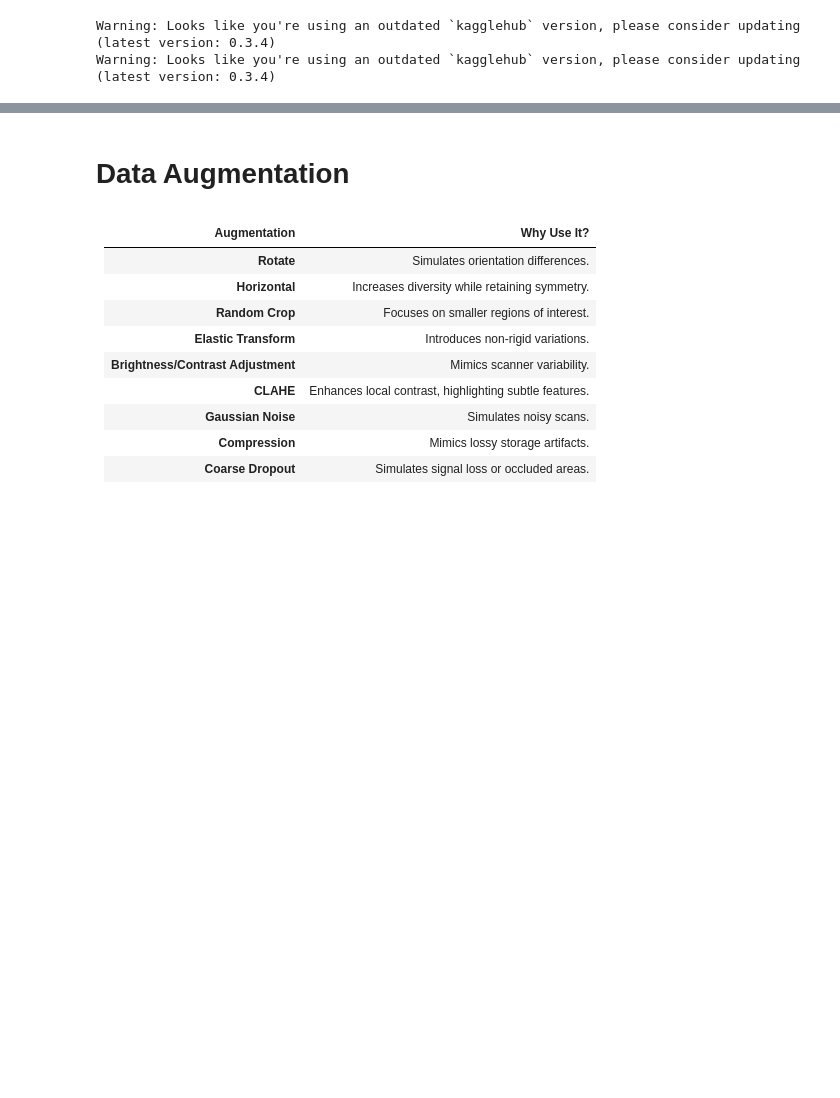
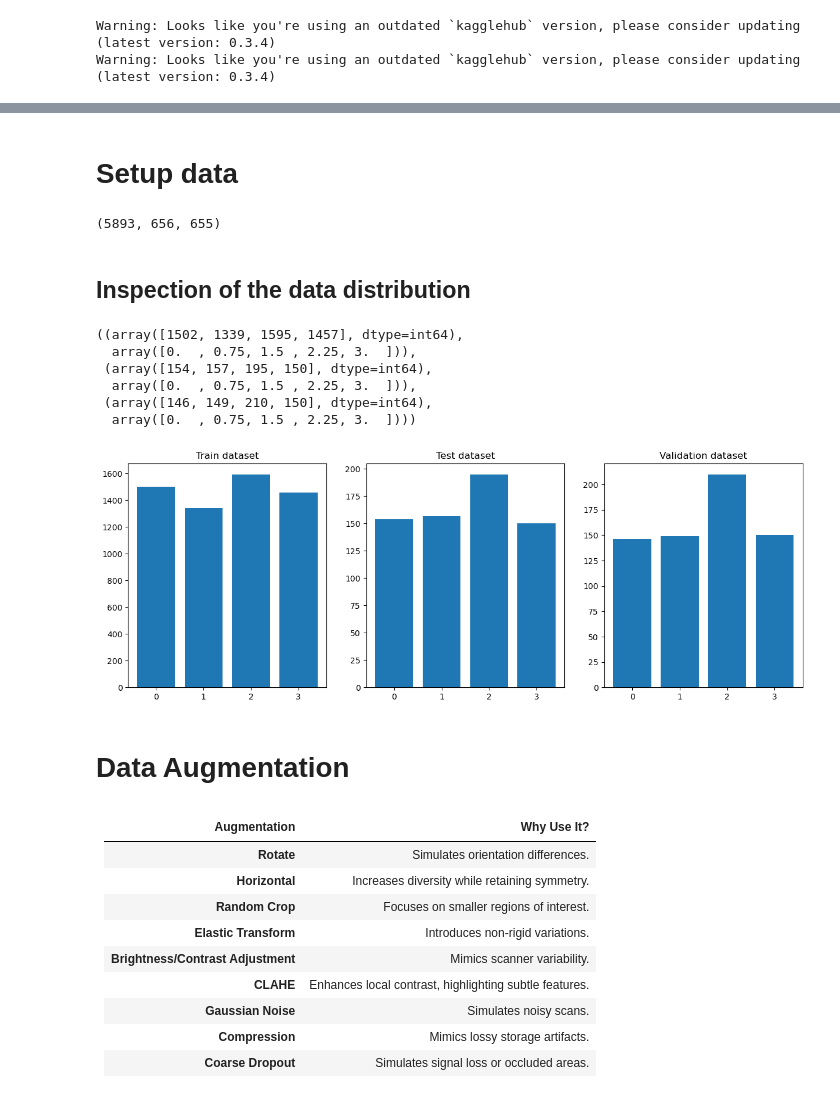
Before and after one commit to Andreas691667/DL24Project, a Jupyter notebook: notebooks/vit_pretrained.ipynb, the cells around one changed output, grey strips where cells are left out. Cells and saved outputs as stored; diff of their text form; code cells hidden in the pictures; blank space fills up the shorter version.

```diff
--- a/notebooks/vit_pretrained.ipynb
+++ b/notebooks/vit_pretrained.ipynb
@@ -18,3 +34,60 @@ Warning: Looks like you're using an outdated `kagglehub` version, please conside
+# %% [markdown]
+# Setup data
+# %%
+# Define the transformation for the images
+transform = transforms.Compose([
+	transforms.Grayscale(num_output_channels=3),   # convert to 3 channels
+	transforms.Resize((224, 224)),                 # resize to 224x224
+	transforms.ToTensor(),
+])
+
+# Load your datasets with the defined transformations
+train_dataset = btd.BrainTumorDataset(TRAIN_DATA_PATH, transform=transform)
+test_dataset = btd.BrainTumorDataset(TEST_DATA_PATH, transform=transform)
+
+val_size = len(test_dataset) // 2
+test_size = len(test_dataset) - val_size
+test_dataset, val_dataset = torch.utils.data.random_split(test_dataset, [test_size, val_size])
+
+batch_size = 32
+train_loader = torch.utils.data.DataLoader(train_dataset, batch_size=batch_size, shuffle=True)
+val_loader = torch.utils.data.DataLoader(val_dataset, batch_size=batch_size, shuffle=False)
+test_loader = torch.utils.data.DataLoader(test_dataset, batch_size=batch_size, shuffle=False)
+
+len(train_dataset), len(test_dataset), len(val_dataset)
+# %% [output]
+(5893, 656, 655)
+# %% [markdown]
+## Inspection of the data distribution
+# %%
+# histogram of the classes in each dataset
+train_labels = [label for _, label in train_dataset]
+test_labels = [label for _, label in test_dataset]
+val_labels = [label for _, label in val_dataset]
+
+train_hist = np.histogram(train_labels, bins=4)
+test_hist = np.histogram(test_labels, bins=4)
+val_hist = np.histogram(val_labels, bins=4)
+
+train_hist, test_hist, val_hist
+# %% [output]
+((array([1502, 1339, 1595, 1457], dtype=int64),
+  array([0.  , 0.75, 1.5 , 2.25, 3.  ])),
+ (array([154, 157, 195, 150], dtype=int64),
+  array([0.  , 0.75, 1.5 , 2.25, 3.  ])),
+ (array([146, 149, 210, 150], dtype=int64),
+  array([0.  , 0.75, 1.5 , 2.25, 3.  ])))
+# %%
+fig, ax = plt.subplots(1, 3, figsize=(15, 5))
+ax[0].bar(range(4), train_hist[0])
+ax[0].set_title('Train dataset')
+ax[1].bar(range(4), test_hist[0])
+ax[1].set_title('Test dataset')
+ax[2].bar(range(4), val_hist[0])
+ax[2].set_title('Validation dataset')
+plt.show()
+# %% [output]
+[figure, added]
 # %% [markdown]
 # Data Augmentation
 # %% [markdown]
```
Also changed, not shown: parts of 51 cells of this notebook, 1 other file.
